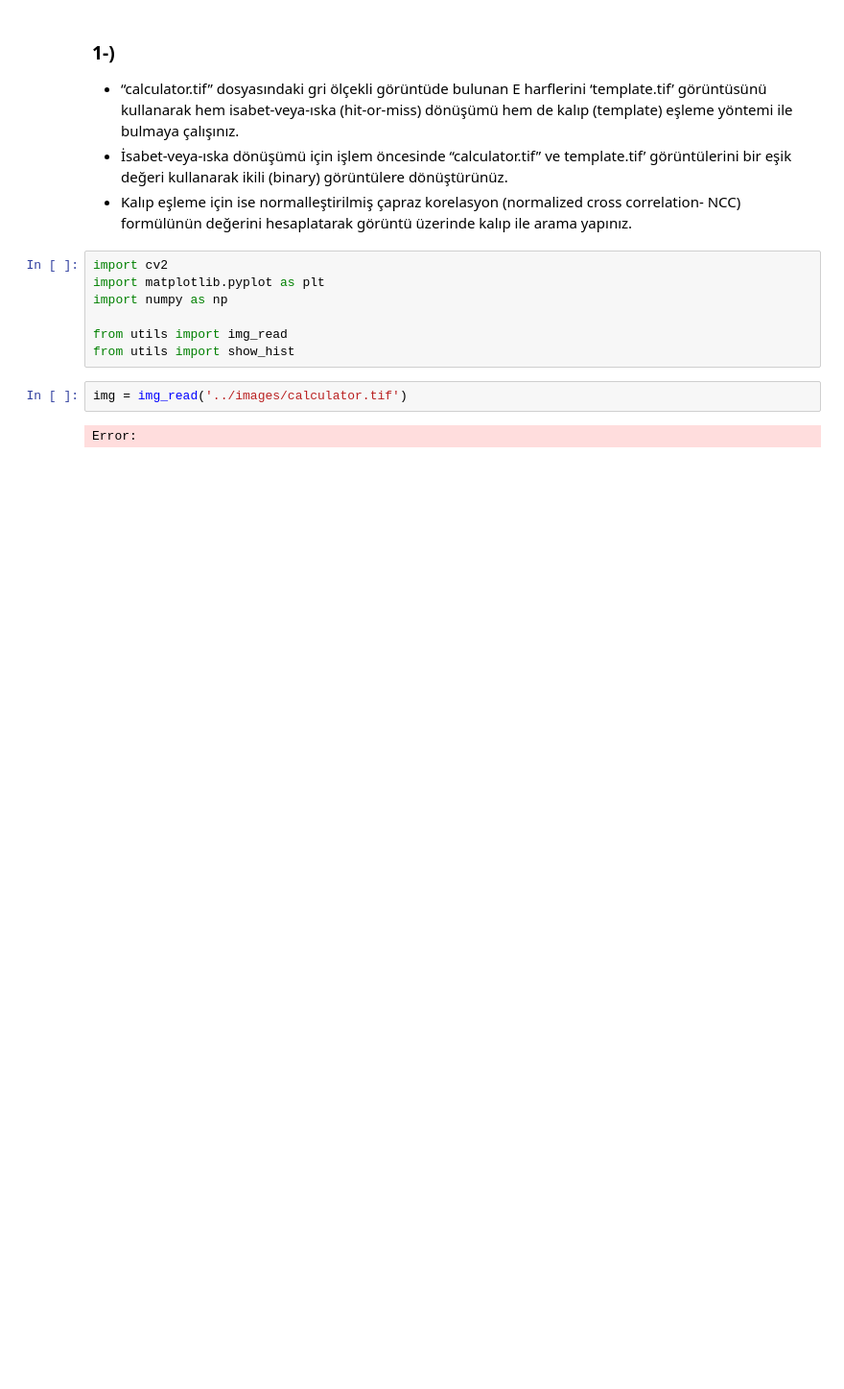
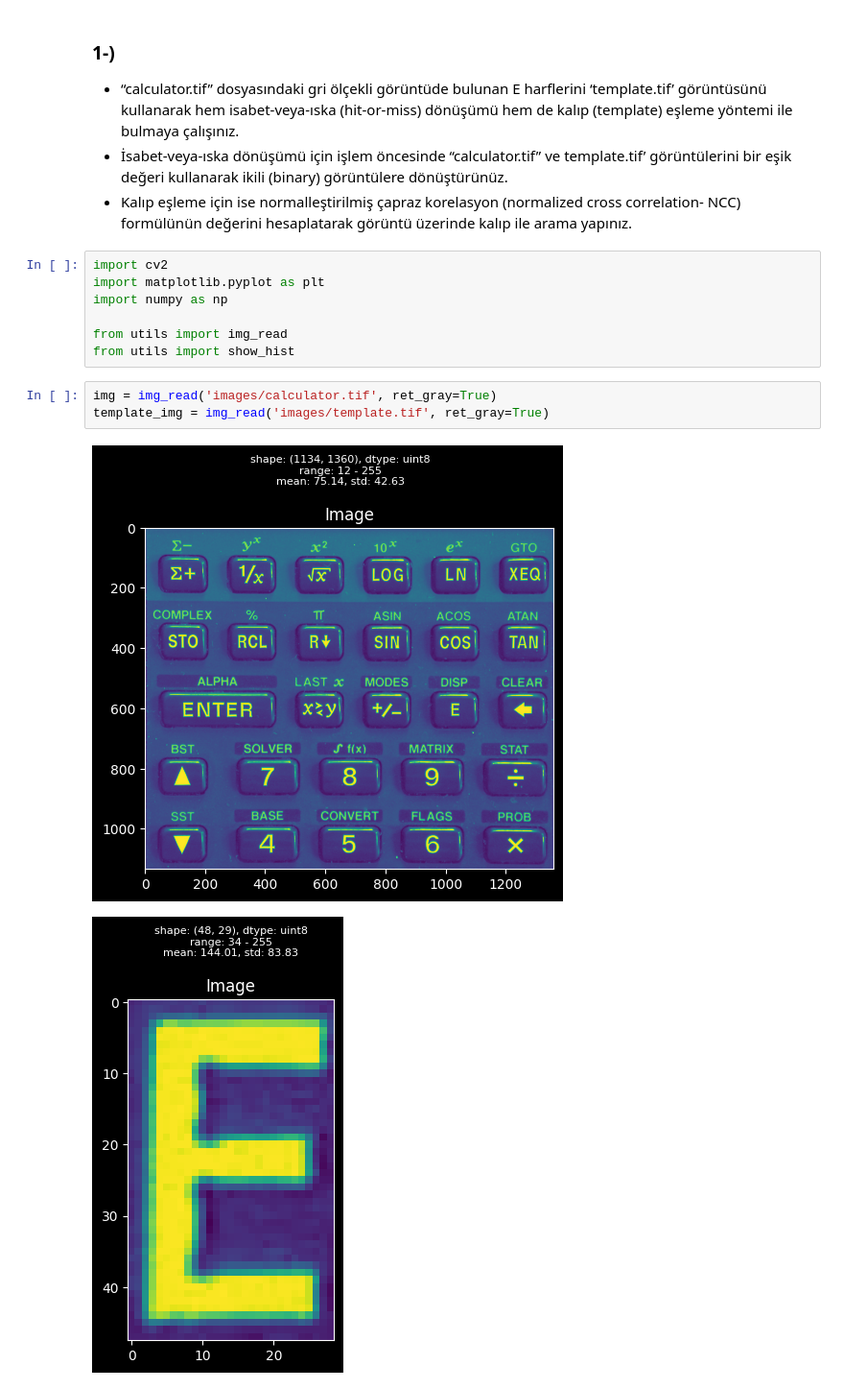
Before and after one commit to melihozaydin/MSc_Projects, a Jupyter notebook: BM5113 - Bilgisayarla Görme/hw2/ödev2.1.ipynb, the cells around one changed output. Shown at 96% size. Cells and saved outputs as stored; diff of their text form; blank space fills up the shorter version.

```diff
--- a/BM5113 - Bilgisayarla Görme/hw2/ödev2.1.ipynb
+++ b/BM5113 - Bilgisayarla Görme/hw2/ödev2.1.ipynb
@@ -17,6 +12,8 @@ import numpy as np
 from utils import img_read
 from utils import show_hist
 # %%
-img = img_read('../images/calculator.tif')
+img = img_read('images/calculator.tif', ret_gray=True)
+template_img = img_read('images/template.tif', ret_gray=True)
 # %% [output]
-Error:
+[figure, added]
+[figure, added]
```
Also changed, not shown: parts of 4 cells of this notebook, 4 other files.
